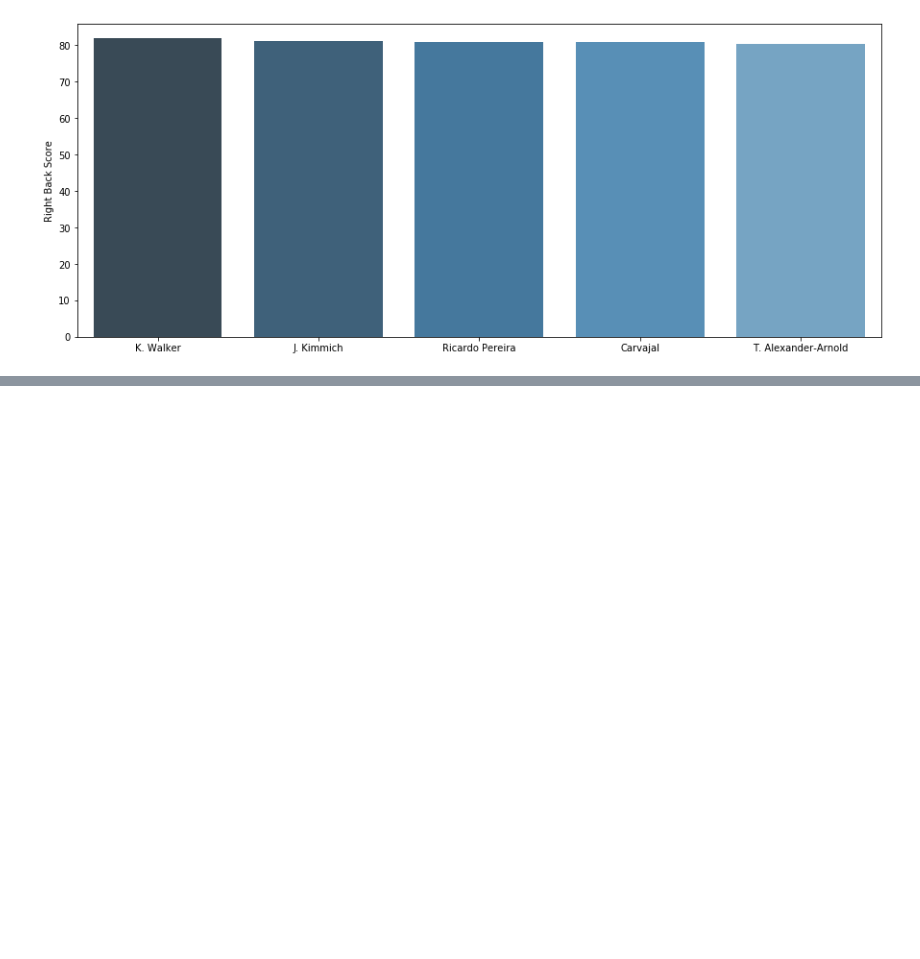
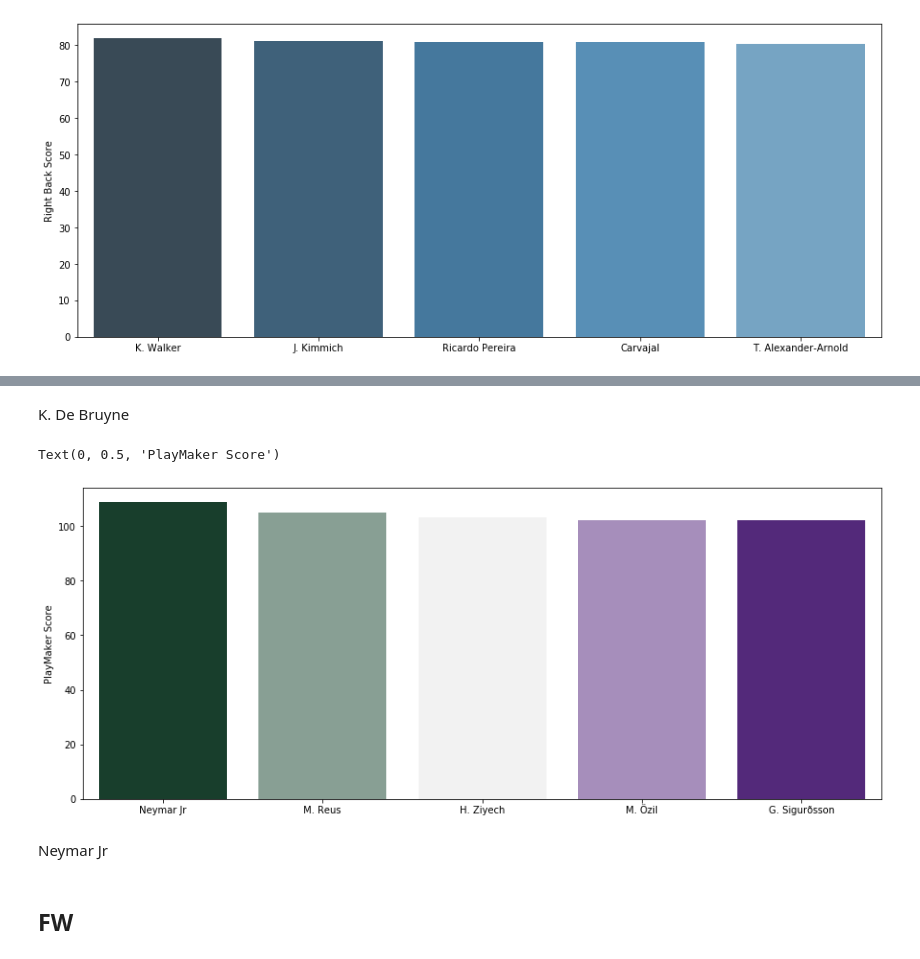
Before and after one commit to johnseo1026/TIL-H, a Jupyter notebook: best11 분석을 통해 만들기.ipynb, the cells around one changed output, grey strips where cells are left out. Saved outputs shown, nothing was run; the diff lists cells and outputs as text; code cells hidden in the pictures; blank space fills up the shorter version.

```diff
--- a/best11 분석을 통해 만들기.ipynb
+++ b/best11 분석을 통해 만들기.ipynb
@@ -106,0 +141,17 @@ Text(0, 0.5, 'Right Back Score')
+# %% [markdown]
+K. De Bruyne
+# %%
+plt.figure(figsize=(15,6))
+
+ss = df[(df['team_position'] == 'CAM') | (df['team_position'] == 'RAM') | (df['team_position'] == 'LAM')].sort_values('mf_playmaker', ascending=False)[:5]
+x3 = np.array(list(ss['short_name']))
+y3 = np.array(list(ss['mf_playmaker']))
+sns.barplot(x3, y3, palette=sns.diverging_palette(145, 280, s=85, l=25, n=5))
+plt.ylabel("PlayMaker Score")
+# %% [output]
+Text(0, 0.5, 'PlayMaker Score')
+[figure, added]
+# %% [markdown]
+Neymar Jr
+# %% [markdown]
+## FW
```
Also changed, not shown: parts of 23 cells of this notebook, 1 other file.
